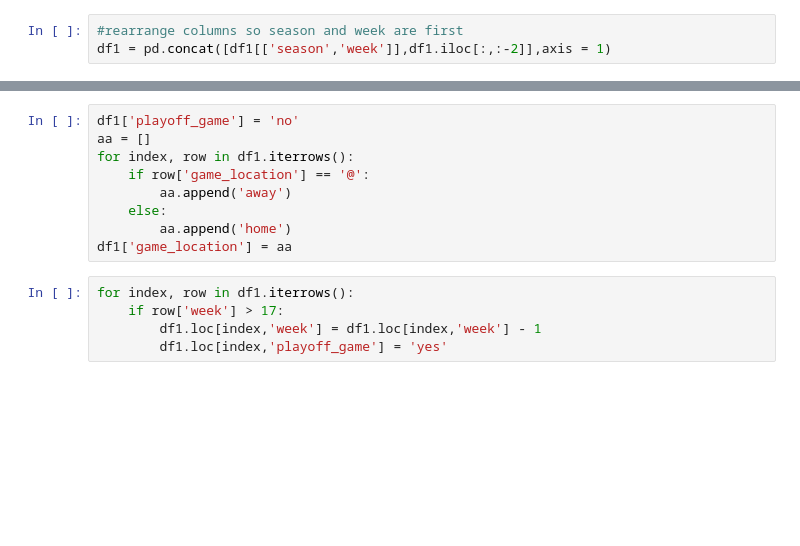
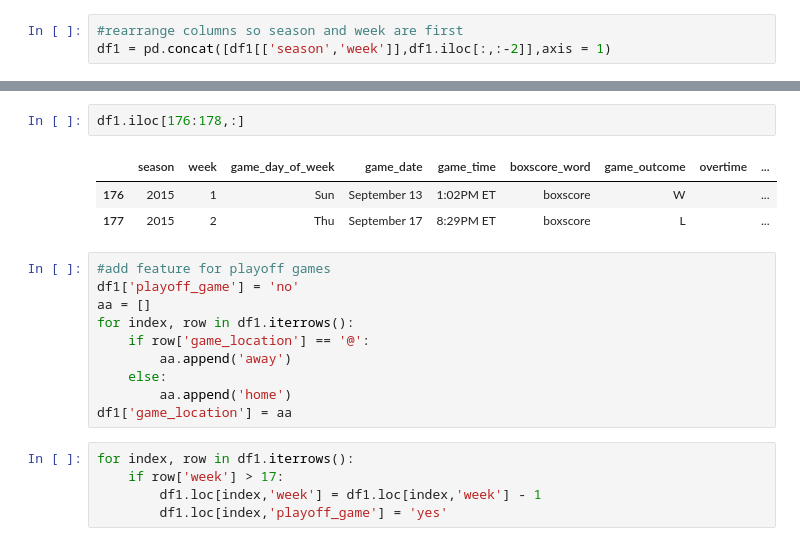
Before and after one commit to afolz121/chiefs_attendance_model, a Jupyter notebook: chiefs_data_scrape.ipynb, the cells around one changed output, grey strips where cells are left out. Cells and saved outputs as stored; diff of their text form; blank space fills up the shorter version.

```diff
--- a/chiefs_data_scrape.ipynb
+++ b/chiefs_data_scrape.ipynb
@@ -114,4 +151,11 @@ df1[df1['season'] == 2015]
+# %%
+df1.iloc[176:178,:]
+# %% [output]
+|  | season | week | game_day_of_week | game_date | game_time | boxscore_word | game_outcome | overtime | ... |
+| 176 | 2015 | 1 | Sun | September 13 | 1:02PM ET | boxscore | W |  | ... |
+| 177 | 2015 | 2 | Thu | September 17 | 8:29PM ET | boxscore | L |  | ... |
 # %%
+#add feature for playoff games
 df1['playoff_game'] = 'no'
 aa = []
 for index, row in df1.iterrows():
```
Also changed, not shown: parts of 30 cells of this notebook, 3 other files.
